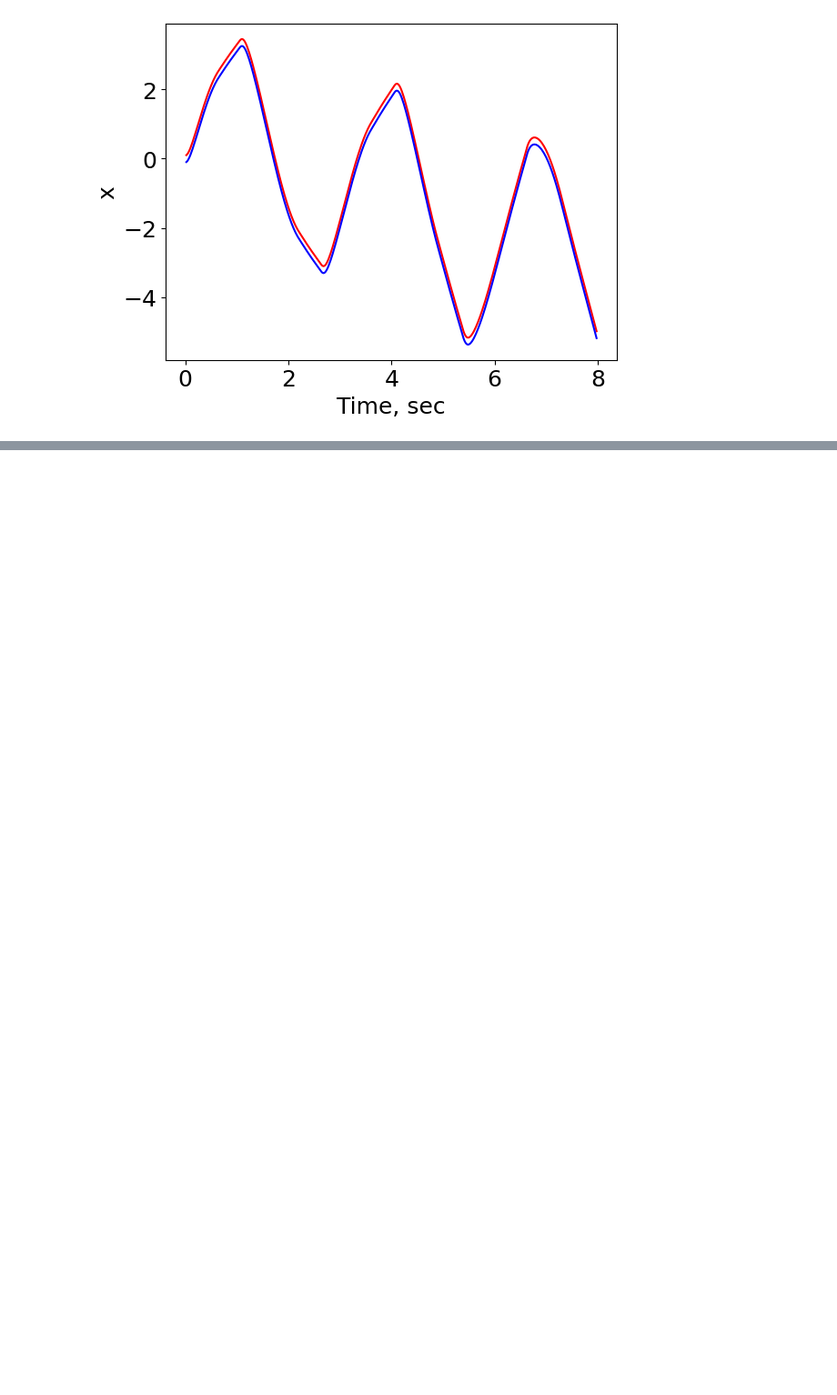
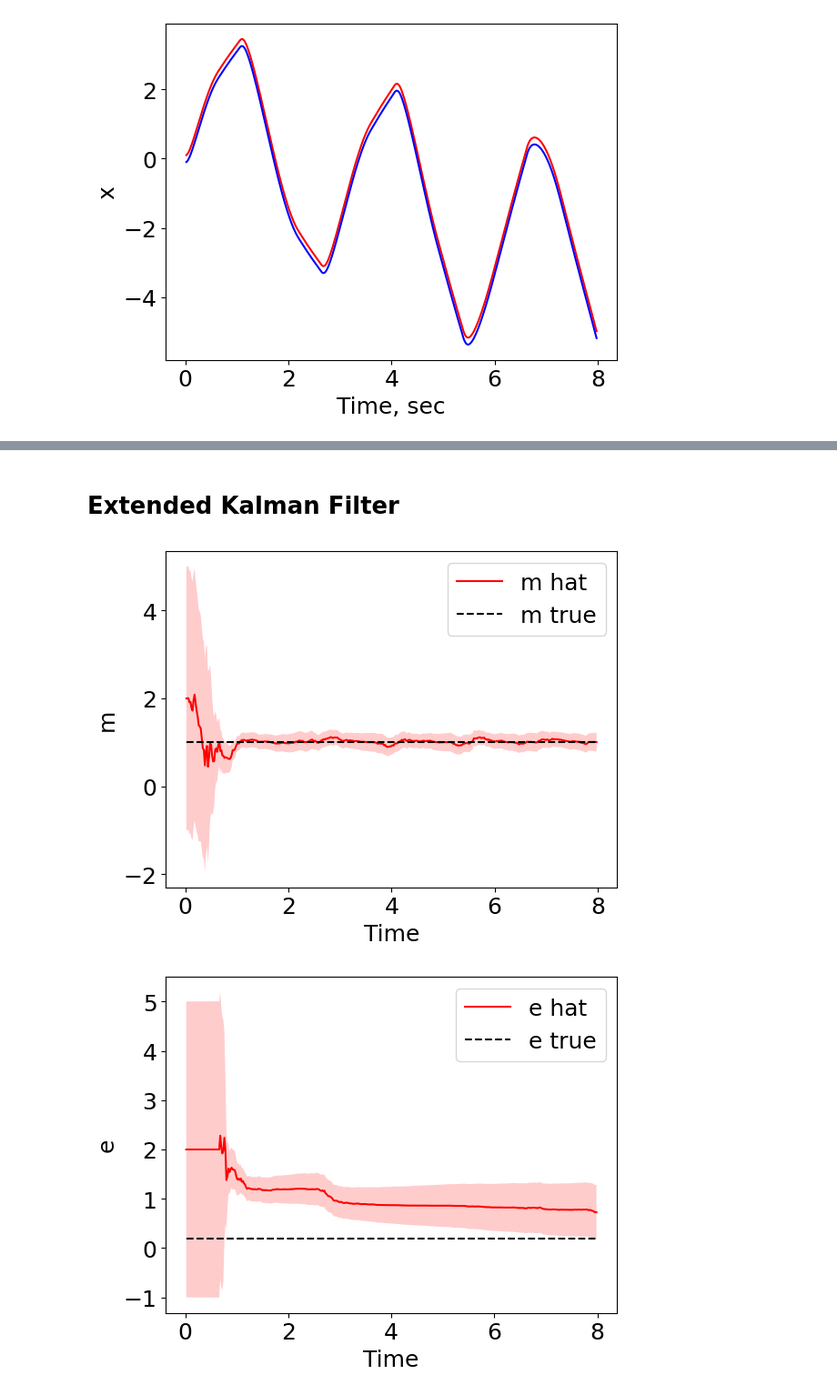
Before and after one commit to tylerjohnbecker/Nonlinear_and_Data_Driven_Estimation, a Jupyter notebook: BouncingBall.ipynb, the cells around one changed output, grey strips where cells are left out. Shown at 91% size. Saved outputs shown, nothing was run; the diff lists cells and outputs as text; code cells hidden in the pictures; blank space fills up the shorter version.

```diff
--- a/BouncingBall.ipynb
+++ b/BouncingBall.ipynb
@@ -979,0 +971,2 @@ fig.subplots_adjust(left=None, bottom=None, right=None, top=None, wspace=0.3, hs
+# %% [markdown]
+# Extended Kalman Filter
@@ -979,0 +982,4 @@ fig.subplots_adjust(left=None, bottom=None, right=None, top=None, wspace=0.3, hs
+# %%
+EKF = extended_kalman_filter.EKF(f_sigm_combined_nonlinear, h_three_states, x0, u0, P0, Q, R,
+                                 dynamics_type='continuous', discretization_timestep=dt,
+                                 circular_measurements=(1,0,0,0,0,0,0,0,0))
@@ -979,0 +988,24 @@ fig.subplots_adjust(left=None, bottom=None, right=None, top=None, wspace=0.3, hs
+# %%
+x_est = pd.DataFrame(np.vstack(EKF.history['X']), columns=['x', 'x_dot', 'z', 'z_dot', 'theta', 'theta_dot', 'm', 'e', 'mu'])
+# %%
+# Covariance diagonals
+P_diags = np.vstack([np.diag(EKF.history['P'][i]) for i in range(len(EKF.history['P']))])
+P_diags = pd.DataFrame(P_diags, columns=['x', 'x_dot', 'z', 'z_dot', 'theta', 'theta_dot', 'm', 'e', 'mu'])
+# %%
+def plot_state(state, x_sim, x_est):
+  fig = plt.figure()
+  ax = fig.add_subplot(111)
+
+  plot_tme(t_sim, x_sim[state], None, x_est[state], label_var=state, ax=ax)
+
+  plus3sigma = x_est[state] + 3*np.sqrt(P_diags[state])
+  minus3sigma = x_est[state] - 3*np.sqrt(P_diags[state])
+
+  ax.fill_between(t_sim, plus3sigma, minus3sigma, facecolor='red', edgecolor='none', alpha=0.2)
+# %%
+plot_state('m', open_loop_sim[1], x_est)
+plot_state('e', open_loop_sim[1], x_est)
+plot_state('mu', open_loop_sim[1], x_est)
+# %% [output]
+[figure, added]
+[figure, added]
```
Also changed, not shown: parts of 34 cells of this notebook.
